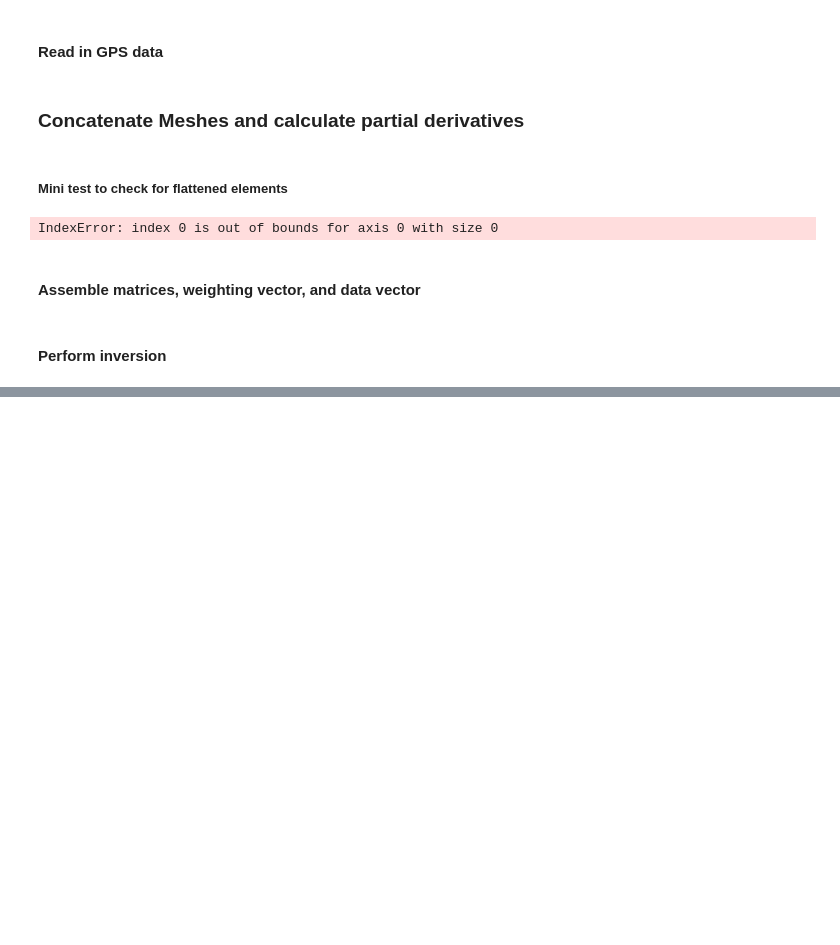
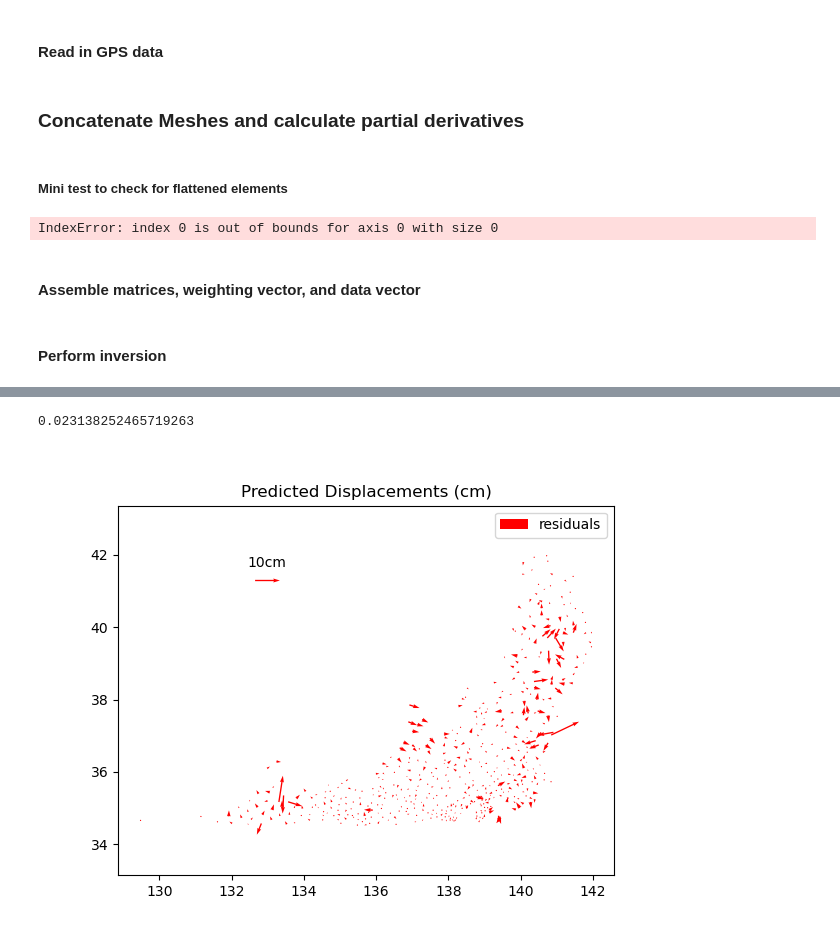
Before and after one commit to e-middleton/Emily_fault_displacement, a Jupyter notebook: CMI.ipynb, the cells around one changed output, grey strips where cells are left out. Drawn from its saved outputs; the diff is of its cells as text; code cells hidden in the pictures; blank space fills up the shorter version.

```diff
--- a/CMI.ipynb
+++ b/CMI.ipynb
@@ -937 +948,30 @@ plt.show()
 [figure]
+# %%
+# calculate gps displacement residuals
+# residual = actual - predicted
+
+residuals = np.empty((len(gps.lon), 3))
+actual = np.hstack((np.array(gps.east_vel).reshape(-1,1), np.array(gps.north_vel).reshape(-1,1), np.array(gps.up_vel).reshape(-1,1)))
+
+calc_east = pred_disp[0::3].flatten()
+calc_north = pred_disp[1::3].flatten()
+calc_up = pred_disp[2::3].flatten()
+
+residuals[:,0] = actual[:,0] - calc_east
+residuals[:,1] = actual[:,1] - calc_north
+residuals[:,2] = actual[:,2] - calc_up
+
+print(np.mean(residuals))
+plt.close('all')
+fig, ax = plt.subplots()
+#ax.quiver(gps.lon, gps.lat, gps.east_vel, gps.north_vel, scale=vec_scale, color='k', label='observed')
+Q = ax.quiver(gps.lon, gps.lat, residuals[:,0], residuals[:,1], scale=vec_scale/10, color='r', label="residuals")
+ax.quiverkey(Q, X=0.3, Y=0.8, U=10, label="10cm", labelpos='N', color='r')
+#ax.quiver(gps.lon, gps.lat, data_vector[0:1497:3], data_vector[1:1497:3], scale=vec_scale, color='b')
+ax.axis("equal")
+plt.title("Predicted Displacements (cm)")
+plt.legend()
+plt.show()
+# %% [output]
+0.023138252465719263
+[figure, added]
```
Also changed, not shown: parts of 6 cells of this notebook.
